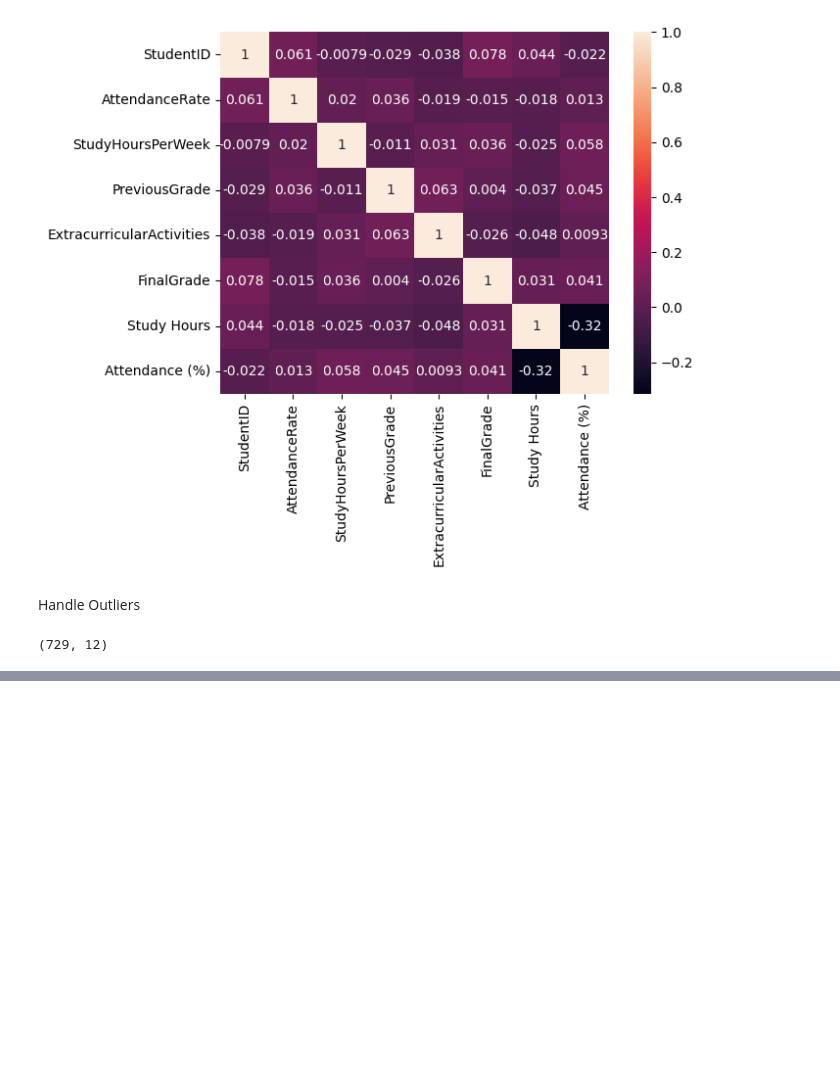
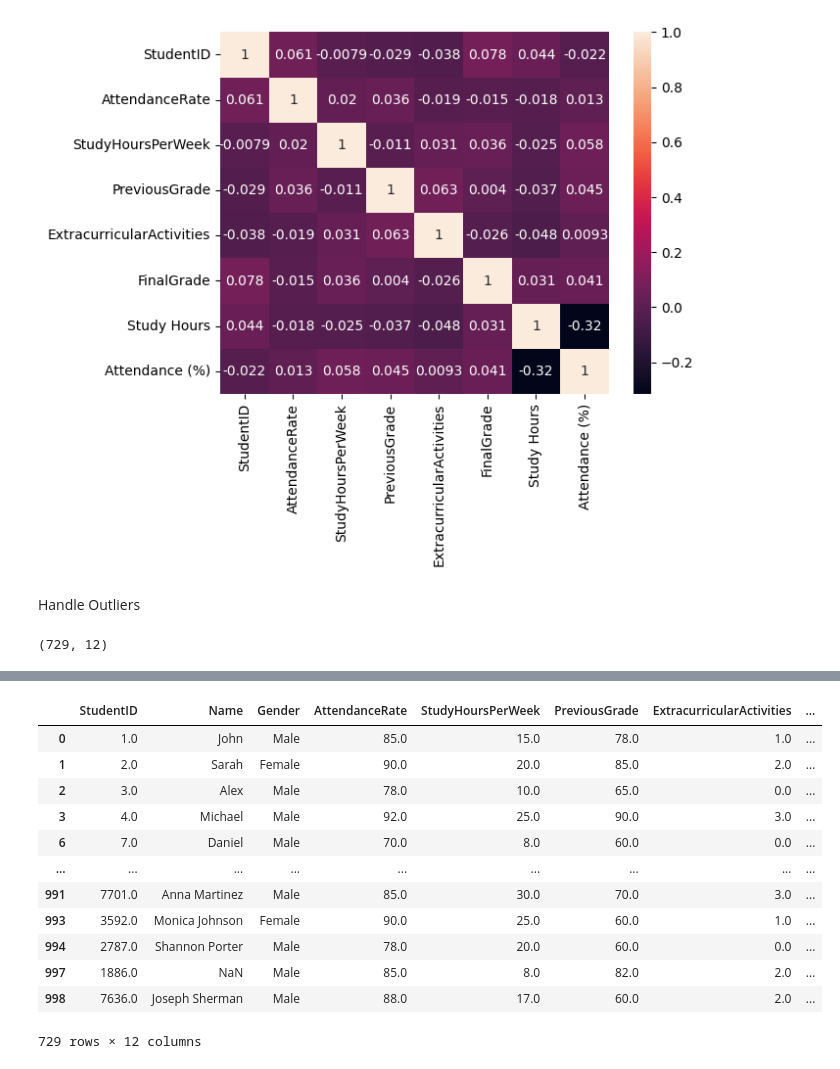
Before and after one commit to Prathibha-bm/take_it_smart, a Jupyter notebook: Project.ipynb, the cells around one changed output, grey strips where cells are left out. Saved outputs shown, nothing was run; the diff lists cells and outputs as text; code cells hidden in the pictures; blank space fills up the shorter version.

```diff
--- a/Project.ipynb
+++ b/Project.ipynb
@@ -490,0 +525,16 @@ data.shape
+# %%
+data
+# %% [output]
+|  | StudentID | Name | Gender | AttendanceRate | StudyHoursPerWeek | PreviousGrade | ExtracurricularActivities | ... |
+| 0 | 1.0 | John | Male | 85.0 | 15.0 | 78.0 | 1.0 | ... |
+| 1 | 2.0 | Sarah | Female | 90.0 | 20.0 | 85.0 | 2.0 | ... |
+| 2 | 3.0 | Alex | Male | 78.0 | 10.0 | 65.0 | 0.0 | ... |
+| 3 | 4.0 | Michael | Male | 92.0 | 25.0 | 90.0 | 3.0 | ... |
+| 6 | 7.0 | Daniel | Male | 70.0 | 8.0 | 60.0 | 0.0 | ... |
+| ... | ... | ... | ... | ... | ... | ... | ... | ... |
+| 991 | 7701.0 | Anna Martinez | Male | 85.0 | 30.0 | 70.0 | 3.0 | ... |
+| 993 | 3592.0 | Monica Johnson | Female | 90.0 | 25.0 | 60.0 | 1.0 | ... |
+| 994 | 2787.0 | Shannon Porter | Male | 78.0 | 20.0 | 60.0 | 0.0 | ... |
+| 997 | 1886.0 | NaN | Male | 85.0 | 8.0 | 82.0 | 2.0 | ... |
+| 998 | 7636.0 | Joseph Sherman | Male | 88.0 | 17.0 | 60.0 | 2.0 | ... |
+729 rows × 12 columns
```
Also changed, not shown: parts of 4 cells of this notebook.
